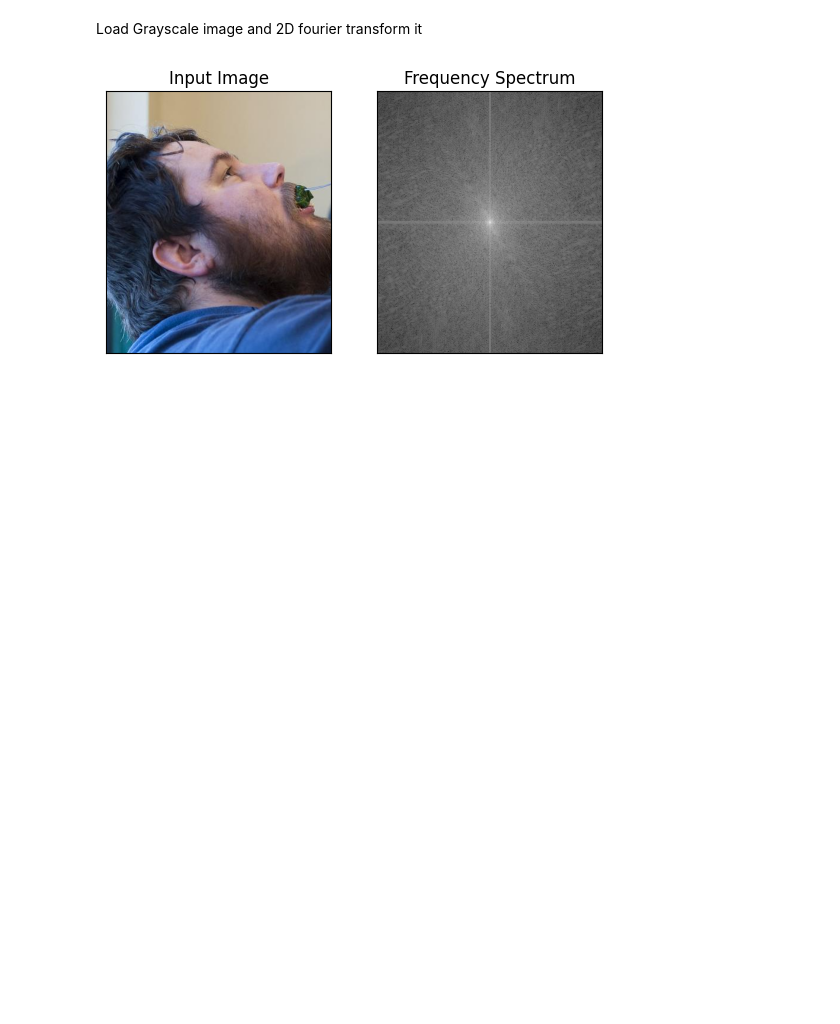
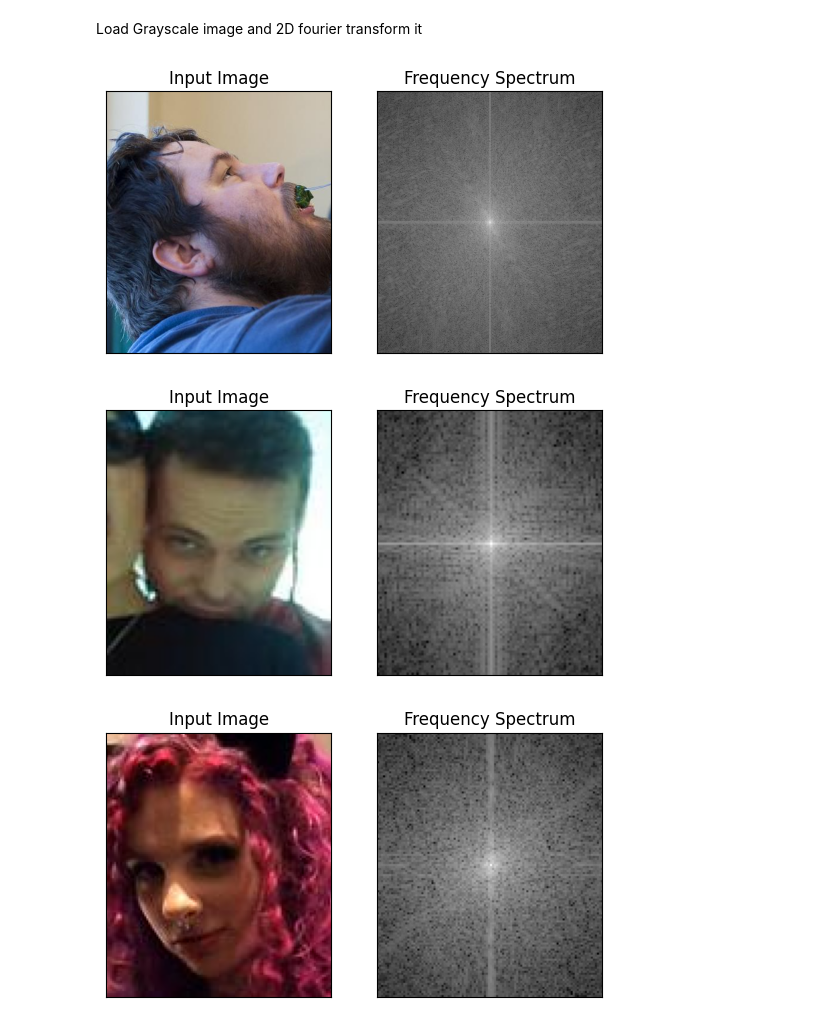
Before and after one commit to MollersThrane/IT3212-assignments, a Jupyter notebook: Assignment 2/main.ipynb, the cells around one changed output. Cells and saved outputs as stored; diff of their text form; code cells hidden in the pictures; blank space fills up the shorter version.

Commit message:
make function for transforming and plotting

```diff
--- a/Assignment 2/main.ipynb
+++ b/Assignment 2/main.ipynb
@@ -91,20 +91,27 @@ Load Grayscale image and 2D fourier transform it
 # %%
 from PIL import Image
 import PIL
 import PIL.ImageOps
 import numpy as np
 from matplotlib import pyplot as plt
 
-img = Image.open("./cropped_faces/cropped_face_6_1.jpg")
-grayscale = PIL.ImageOps.grayscale(img)
-# grayscale.show()
-fourier_transformed = np.fft.fft2(grayscale)
-fourier_transformed = np.fft.fftshift(fourier_transformed)
-fourier_transformed = 20*np.log(np.abs(fourier_transformed))
-plt.subplot(121),plt.imshow(img, cmap = 'gray')
-plt.title('Input Image'), plt.xticks([]), plt.yticks([])
-plt.subplot(122),plt.imshow(fourier_transformed, cmap = 'gray')
-plt.title('Frequency Spectrum'), plt.xticks([]), plt.yticks([])
-plt.show()
+def transform_and_plot_image(path: str):
+    img = Image.open(path)
+    grayscale = PIL.ImageOps.grayscale(img)
+    # grayscale.show()
+    fourier_transformed = np.fft.fft2(grayscale)
+    fourier_transformed = np.fft.fftshift(fourier_transformed)
+    fourier_transformed = 20*np.log(np.abs(fourier_transformed))
+    plt.subplot(121),plt.imshow(img, cmap = 'gray')
+    plt.title('Input Image'), plt.xticks([]), plt.yticks([])
+    plt.subplot(122),plt.imshow(fourier_transformed, cmap = 'gray')
+    plt.title('Frequency Spectrum'), plt.xticks([]), plt.yticks([])
+    plt.show()
+
+transform_and_plot_image("./cropped_faces/cropped_face_6_1.jpg")
+transform_and_plot_image("./cropped_faces/cropped_face_9_1.jpg")
+transform_and_plot_image("./cropped_faces/cropped_face_3_1.jpg")
 # %% [output]
 [figure]
+[figure, added]
+[figure, added]
```
